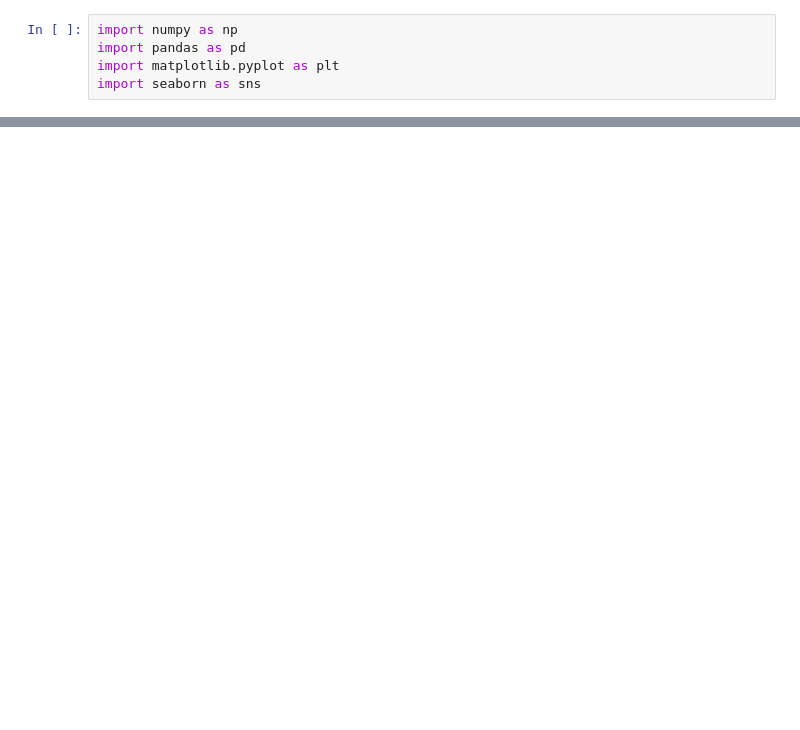
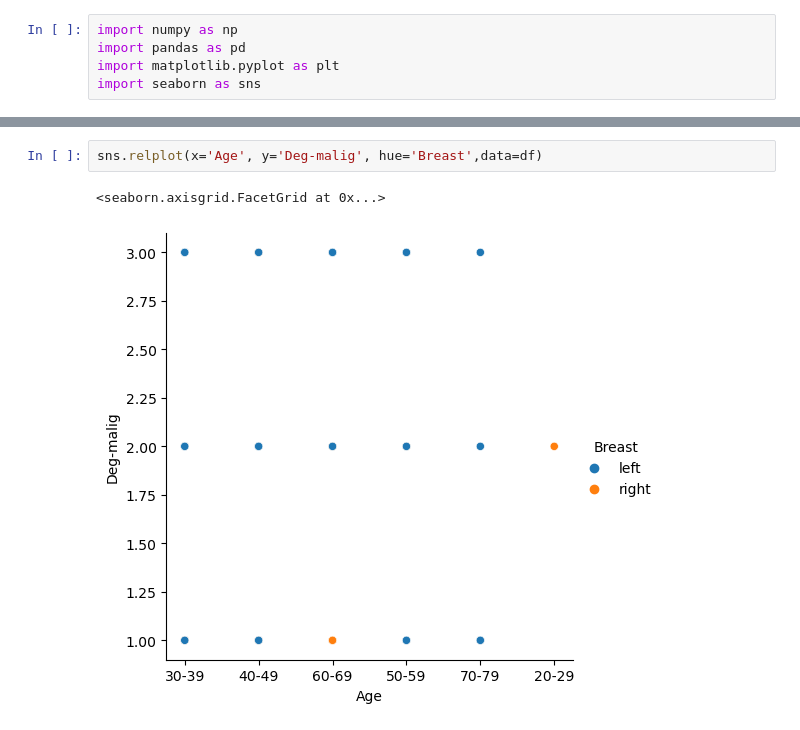
Before and after one commit to pcmoraesmenezes/Data-Set-Analyses, a Jupyter notebook: breast_cancer/breast_cancer.ipynb, the cells around one changed output, grey strips where cells are left out. Saved outputs shown, nothing was run; the diff lists cells and outputs as text; blank space fills up the shorter version.

```diff
--- a/breast_cancer/breast_cancer.ipynb
+++ b/breast_cancer/breast_cancer.ipynb
@@ -45,0 +109,5 @@ Menopause:
+# %%
+sns.relplot(x='Age', y='Deg-malig', hue='Breast',data=df)
+# %% [output]
+<seaborn.axisgrid.FacetGrid at 0x...>
+[figure, added]
```
Also changed, not shown: parts of 14 cells of this notebook.
